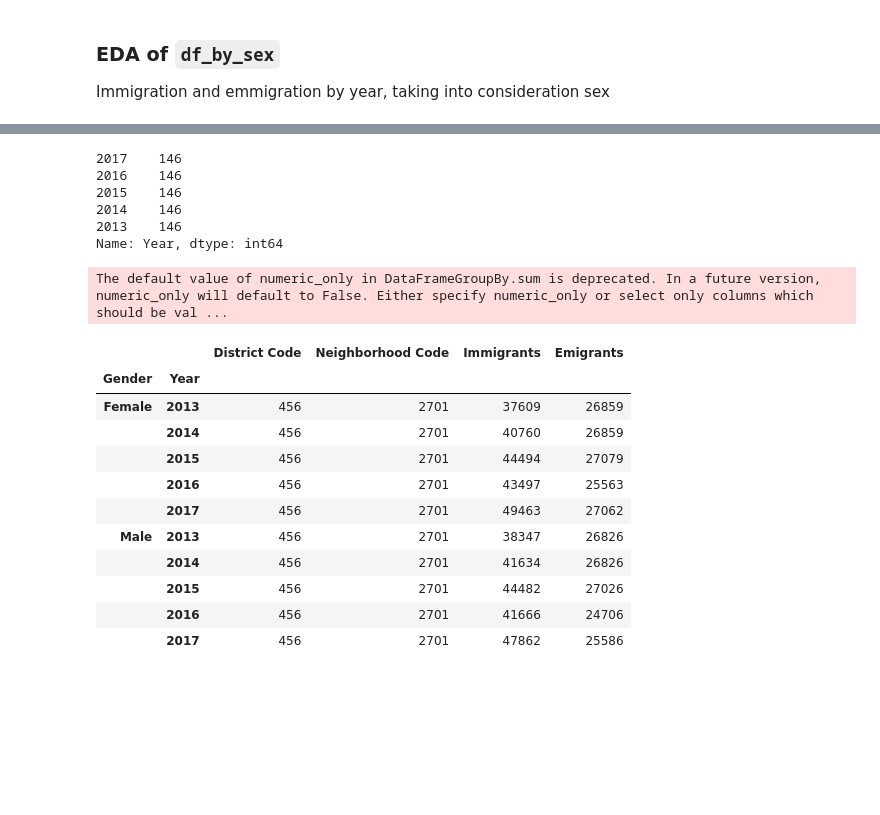
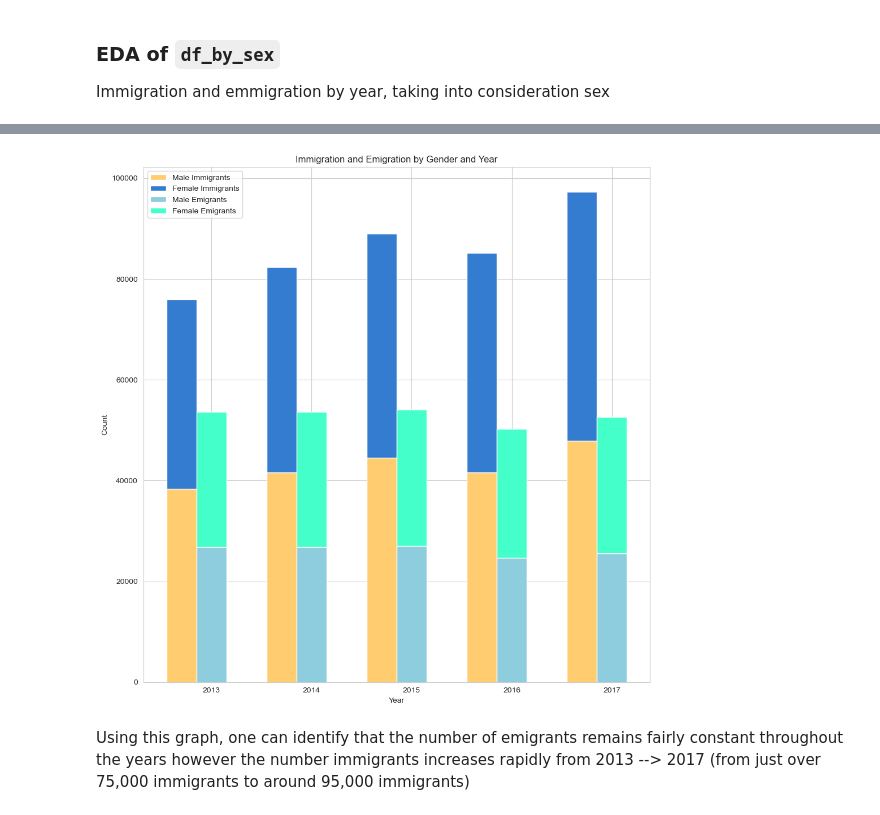
Before and after one commit to Lfg2st/uber-global-hackathon-barcelona-data-analysis, a Jupyter notebook: Jupyter_notebooks/anhad_aka_hodor/main.ipynb, the cells around one changed output, grey strips where cells are left out. Saved outputs shown, nothing was run; the diff lists cells and outputs as text; code cells hidden in the pictures; blank space fills up the shorter version.

Commit message:
almost done with the analysis of the immigrants-emmigrants dataset

```diff
--- a/Jupyter_notebooks/anhad_aka_hodor/main.ipynb
+++ b/Jupyter_notebooks/anhad_aka_hodor/main.ipynb
@@ -430,25 +415,55 @@ ax.bar(unique_dates, frequencies_dates)
-# %%
-df_by_sex.Year.value_counts()
-# %% [output]
-2017    146
-2016    146
-2015    146
-2014    146
-2013    146
-Name: Year, dtype: int64
-# %%
-df_by_sex.groupby(['Gender', 'Year']).sum()
-# %% [output]
-The default value of numeric_only in DataFrameGroupBy.sum is deprecated. In a future version, numeric_only will default to False. Either specify numeric_only or select only columns which should be val ...
-|  |  | District Code | Neighborhood Code | Immigrants | Emigrants |
-| Gender | Year |  |  |  |  |
-| Female | 2013 | 456 | 2701 | 37609 | 26859 |
-|  | 2014 | 456 | 2701 | 40760 | 26859 |
-|  | 2015 | 456 | 2701 | 44494 | 27079 |
-|  | 2016 | 456 | 2701 | 43497 | 25563 |
-|  | 2017 | 456 | 2701 | 49463 | 27062 |
-| Male | 2013 | 456 | 2701 | 38347 | 26826 |
-|  | 2014 | 456 | 2701 | 41634 | 26826 |
-|  | 2015 | 456 | 2701 | 44482 | 27026 |
-|  | 2016 | 456 | 2701 | 41666 | 24706 |
-|  | 2017 | 456 | 2701 | 47862 | 25586 |
+# %%
+immigrants_male = []
+emigrants_male = []
+
+immigrants_female = []
+emigrants_female = []
+
+for year in range(2013, 2018):
+    for gender in ['Male', 'Female']:
+        gender_and_year_filtered_df = df_by_sex.loc[(df_by_sex['Gender'] == gender) & (df_by_sex['Year'] == year)]
+
+        sum_of_immigrants = sum(gender_and_year_filtered_df['Immigrants'])
+        sum_of_emigrants = sum(gender_and_year_filtered_df['Emigrants'])
+
+        if gender == 'Male':
+            immigrants_male.append(sum_of_immigrants)
+            emigrants_male.append(sum_of_emigrants)
+        if gender == 'Female':
+            immigrants_female.append(sum_of_immigrants)
+            emigrants_female.append(sum_of_emigrants)
+# %%
+sns.set_style('whitegrid')
+fig, ax = plt.subplots(figsize = (10, 10))
+years = [year for year in range(2013, 2018)]
+# Set the width of the bars
+bar_width = 0.3
+
+# Calculate the positions for each group of bars
+x = np.arange(len(years))
+position_immigrants = x - bar_width
+position_emigrants = x
+
+# Create the bar plots
+plt.bar(position_immigrants, immigrants_male, bar_width, label='Male Immigrants', color = '#FFCC70')
+plt.bar(position_immigrants, immigrants_female, bar_width, label='Female Immigrants', bottom=immigrants_male, color = '#337CCF')
+
+plt.bar(position_emigrants, emigrants_male, bar_width, label='Male Emigrants', color = '#8ECDDD')
+plt.bar(position_emigrants, emigrants_female, bar_width, label='Female Emigrants', bottom=emigrants_male, color = '#45FFCA')
+
+# Set the x-axis labels
+plt.xticks(x, years)
+
+# Add labels and legend
+plt.xlabel('Year')
+plt.ylabel('Count')
+plt.title('Immigration and Emigration by Gender and Year')
+plt.legend()
+
+# Show the plot
+plt.tight_layout()
+plt.show()
+# %% [output]
+[figure, added]
+# %% [markdown]
+Using this graph, one can identify that the number of emigrants remains fairly constant throughout the years however the number immigrants increases rapidly from 2013 --> 2017 (from just over 75,000 immigrants to around 95,000 immigrants)
```
Also changed, not shown: parts of 13 cells of this notebook.
